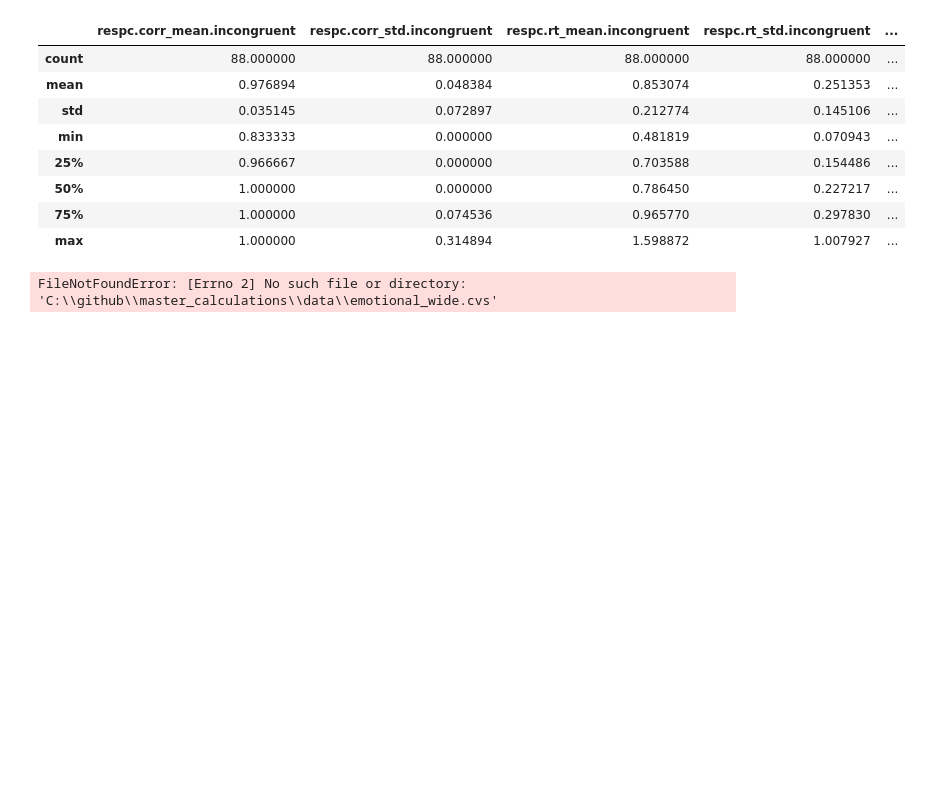
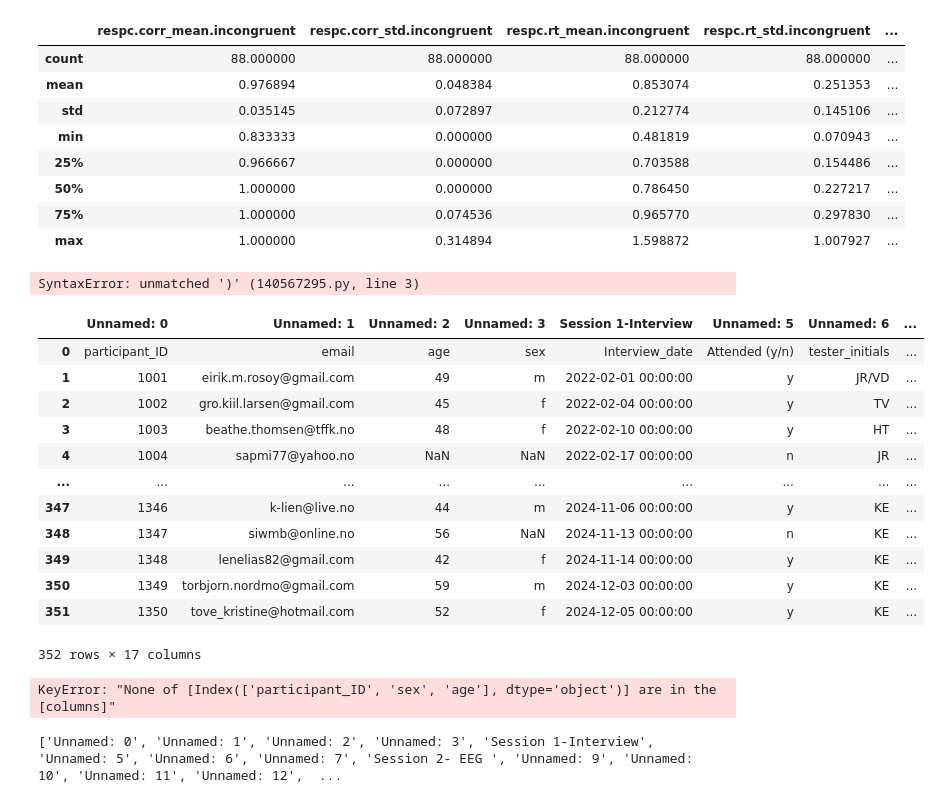
Before and after one commit to KristellMaria/master_calculations, a Jupyter notebook: master_calculations.ipynb, the cells around one changed output. Saved outputs shown, nothing was run; the diff lists cells and outputs as text; code cells hidden in the pictures; blank space fills up the shorter version.

Commit message:
uploaded participant details

```diff
--- a/master_calculations.ipynb
+++ b/master_calculations.ipynb
@@ -153,8 +153,39 @@ stroop_df.describe ()
 | 75% | 1.000000 | 0.074536 | 0.965770 | 0.297830 | ... |
 | max | 1.000000 | 0.314894 | 1.598872 | 1.007927 | ... |
 # %%
-#details_df = pd.read_excel(Path("C:\\github\\stroop\\data\\participant_details.xlsx"), engine="openpyxl", header=1)[["participant_ID", "age", "sex"]]
 
-details_df = pd.read_excel(Path("C://github//master_calculations//data//emotional_wide.cvs"), engine="openpyxl", header=1)[["participant_ID", "age", "sex"]]
+# PRØVDE DENNE KODEN: details_df = pd.read_csv(Path("C:/github/master_calculations/data/p_details.csv")sep=";", decimal=",")) OG FIKK DENNE ERROR: details_df = pd.read_csv(
+ # Cell In[27], line 3
+   # details_df = pd.read_csv(Path("C:/github/master_calculations/data/p_details.csv")sep=";", decimal=","))                                                                                                     ^
+#SyntaxError: unmatched ')'
 # %% [output]
-FileNotFoundError: [Errno 2] No such file or directory: 'C:\\github\\master_calculations\\data\\emotional_wide.cvs'
+SyntaxError: unmatched ')' (140567295.py, line 3)
+# %%
+path = Path("C:/github/master_calculations/data/p_details.xlsx")  # sjekk at navnet og endelsen stemmer!
+# %%
+details_df = pd.read_excel(path, engine="openpyxl", header=0, decimal=",")
+# %%
+details_df
+# %% [output]
+|  | Unnamed: 0 | Unnamed: 1 | Unnamed: 2 | Unnamed: 3 | Session 1-Interview | Unnamed: 5 | Unnamed: 6 | ... |
+| 0 | participant_ID | email | age | sex | Interview_date | Attended (y/n) | tester_initials | ... |
+| 1 | 1001 | eirik.m.rosoy@gmail.com | 49 | m | 2022-02-01 00:00:00 | y | JR/VD | ... |
+| 2 | 1002 | gro.kiil.larsen@gmail.com | 45 | f | 2022-02-04 00:00:00 | y | TV | ... |
+| 3 | 1003 | beathe.thomsen@tffk.no | 48 | f | 2022-02-10 00:00:00 | y | HT | ... |
+| 4 | 1004 | sapmi77@yahoo.no | NaN | NaN | 2022-02-17 00:00:00 | n | JR | ... |
+| ... | ... | ... | ... | ... | ... | ... | ... | ... |
+| 347 | 1346 | k-lien@live.no | 44 | m | 2024-11-06 00:00:00 | y | KE | ... |
+| 348 | 1347 | siwmb@online.no | 56 | NaN | 2024-11-13 00:00:00 | n | KE | ... |
+| 349 | 1348 | lenelias82@gmail.com | 42 | f | 2024-11-14 00:00:00 | y | KE | ... |
+| 350 | 1349 | torbjorn.nordmo@gmail.com | 59 | m | 2024-12-03 00:00:00 | y | KE | ... |
+| 351 | 1350 | tove_kristine@hotmail.com | 52 | f | 2024-12-05 00:00:00 | y | KE | ... |
+352 rows × 17 columns
+# %%
+# keep only participant ID, sex, and age
+demo_df = details_df[["participant_ID", "sex", "age"]]
+# %% [output]
+KeyError: "None of [Index(['participant_ID', 'sex', 'age'], dtype='object')] are in the [columns]"
+# %%
+print(details_df.columns.tolist())
+# %% [output]
+['Unnamed: 0', 'Unnamed: 1', 'Unnamed: 2', 'Unnamed: 3', 'Session 1-Interview', 'Unnamed: 5', 'Unnamed: 6', 'Unnamed: 7', 'Session 2- EEG ', 'Unnamed: 9', 'Unnamed: 10', 'Unnamed: 11', 'Unnamed: 12',  ...
```
Also changed, not shown: parts of 3 cells of this notebook.
